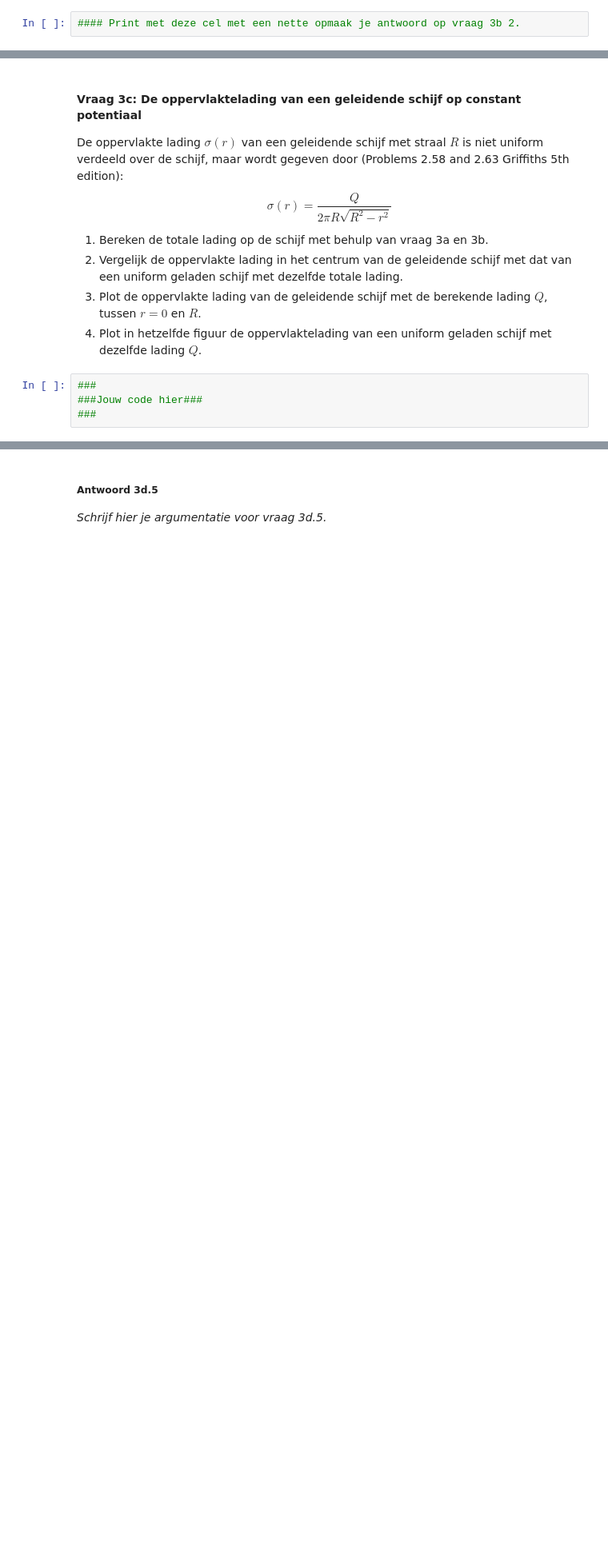
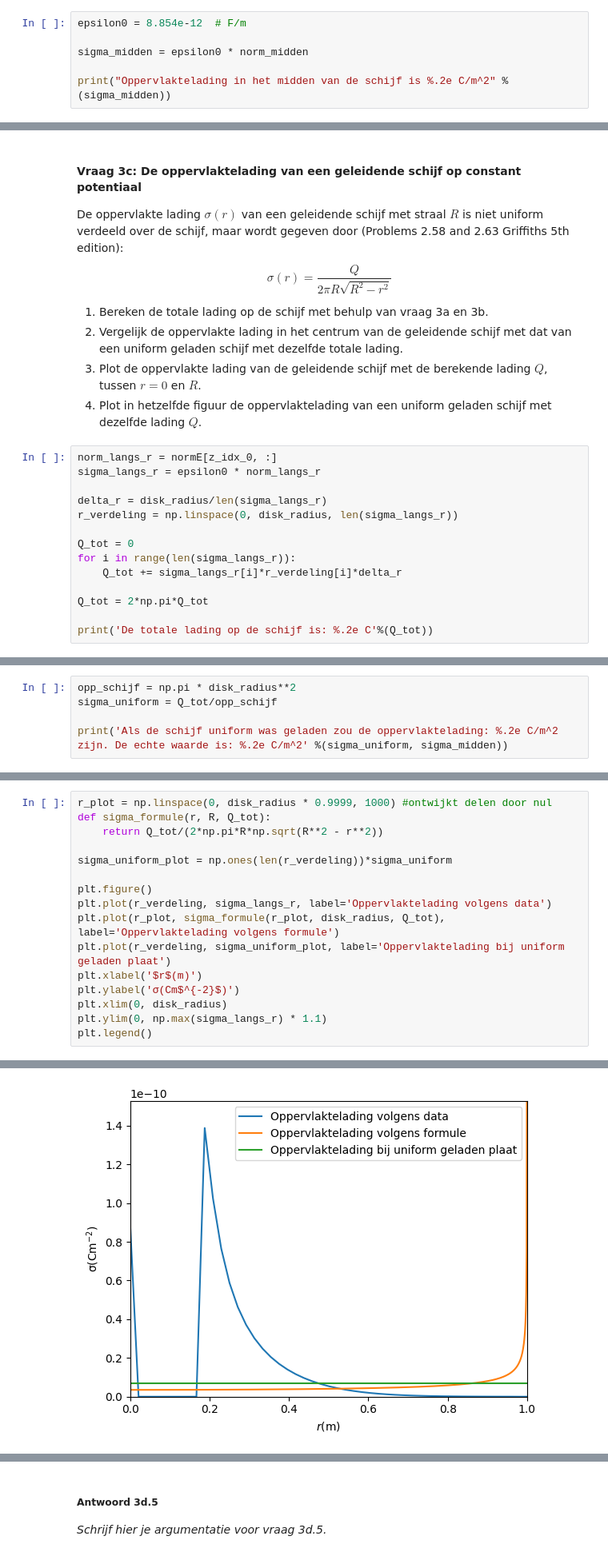
Before and after one commit to T-L-cc/opdrachten-DEF-D, a Jupyter notebook: DigitaleOntwerpopdrachten/1CondensatorOpdracht/CondensatorOntwerpopdracht.ipynb, the cells around one changed output, grey strips where cells are left out. Shown at 80% size. Drawn from its saved outputs; the diff is of its cells as text; blank space fills up the shorter version.

```diff
--- a/DigitaleOntwerpopdrachten/1CondensatorOpdracht/CondensatorOntwerpopdracht.ipynb
+++ b/DigitaleOntwerpopdrachten/1CondensatorOpdracht/CondensatorOntwerpopdracht.ipynb
@@ -399,2 +410,6 @@ plot_results_disk(Ez, Er, normE, V, r, z, grid_step, disk_radius, z_pos_disk1, z
 # %%
-#### Print met deze cel met een nette opmaak je antwoord op vraag 3b 2.
+epsilon0 = 8.854e-12  # F/m
+
+sigma_midden = epsilon0 * norm_midden
+
+print("Oppervlaktelading in het midden van de schijf is %.2e C/m^2" %(sigma_midden))
@@ -409,6 +426,16 @@ $$\sigma(r) = \frac{Q}{2 \pi R \sqrt{R^2 - r^2}}$$
 3. Plot de oppervlakte lading van de geleidende schijf met de berekende lading $Q$, tussen $r = 0$ en $R$.
 4. Plot in hetzelfde figuur de oppervlaktelading van een uniform geladen schijf met dezelfde lading $Q$.
 # %%
-###
-###Jouw code hier###
-###
+norm_langs_r = normE[z_idx_0, :]
+sigma_langs_r = epsilon0 * norm_langs_r
+
+delta_r = disk_radius/len(sigma_langs_r)
+r_verdeling = np.linspace(0, disk_radius, len(sigma_langs_r))
+
+Q_tot = 0
+for i in range(len(sigma_langs_r)):
+    Q_tot += sigma_langs_r[i]*r_verdeling[i]*delta_r
+
+Q_tot = 2*np.pi*Q_tot
+
+print('De totale lading op de schijf is: %.2e C'%(Q_tot))
@@ -414,0 +444,5 @@ $$\sigma(r) = \frac{Q}{2 \pi R \sqrt{R^2 - r^2}}$$
+# %%
+opp_schijf = np.pi * disk_radius**2
+sigma_uniform = Q_tot/opp_schijf
+
+print('Als de schijf uniform was geladen zou de oppervlaktelading: %.2e C/m^2 zijn. De echte waarde is: %.2e C/m^2' %(sigma_uniform, sigma_midden))
@@ -414,0 +451,17 @@ $$\sigma(r) = \frac{Q}{2 \pi R \sqrt{R^2 - r^2}}$$
+# %%
+r_plot = np.linspace(0, disk_radius * 0.9999, 1000) #ontwijkt delen door nul
+def sigma_formule(r, R, Q_tot):
+    return Q_tot/(2*np.pi*R*np.sqrt(R**2 - r**2))
+
+sigma_uniform_plot = np.ones(len(r_verdeling))*sigma_uniform
+
+plt.figure()
+plt.plot(r_verdeling, sigma_langs_r, label='Oppervlaktelading volgens data')
+plt.plot(r_plot, sigma_formule(r_plot, disk_radius, Q_tot), label='Oppervlaktelading volgens formule')
+plt.plot(r_verdeling, sigma_uniform_plot, label='Oppervlaktelading bij uniform geladen plaat')
+plt.xlabel('$r$(m)')
+plt.ylabel('σ(Cm$^{-2}$)')
+plt.xlim(0, disk_radius)
+plt.ylim(0, np.max(sigma_langs_r) * 1.1)
+plt.legend()
+# %% [output]
@@ -415,3 +469,4 @@ $$\sigma(r) = \frac{Q}{2 \pi R \sqrt{R^2 - r^2}}$$
+[figure, added]
 # %% [markdown]
 #### Vraag 3d: Het edge effect
 
```
Also changed, not shown: parts of 7 cells of this notebook.
